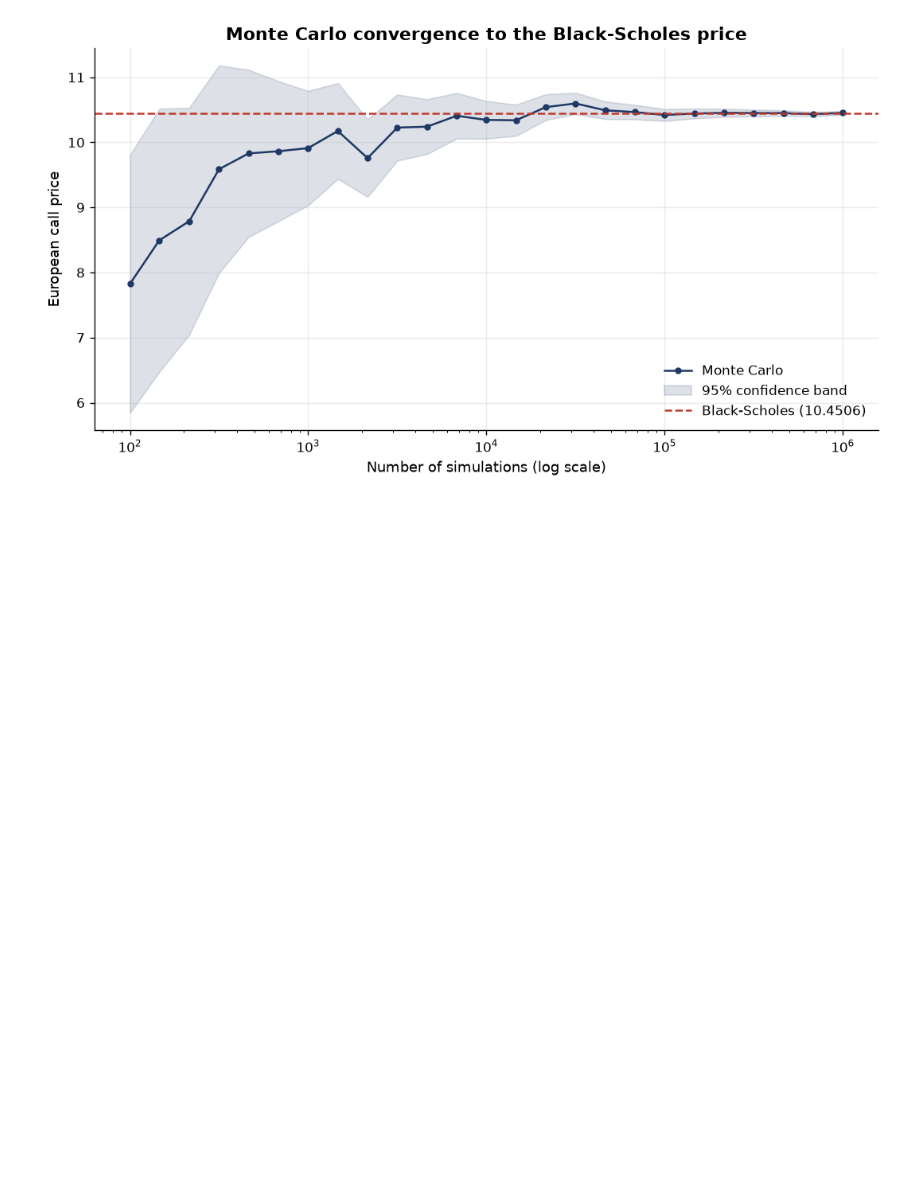
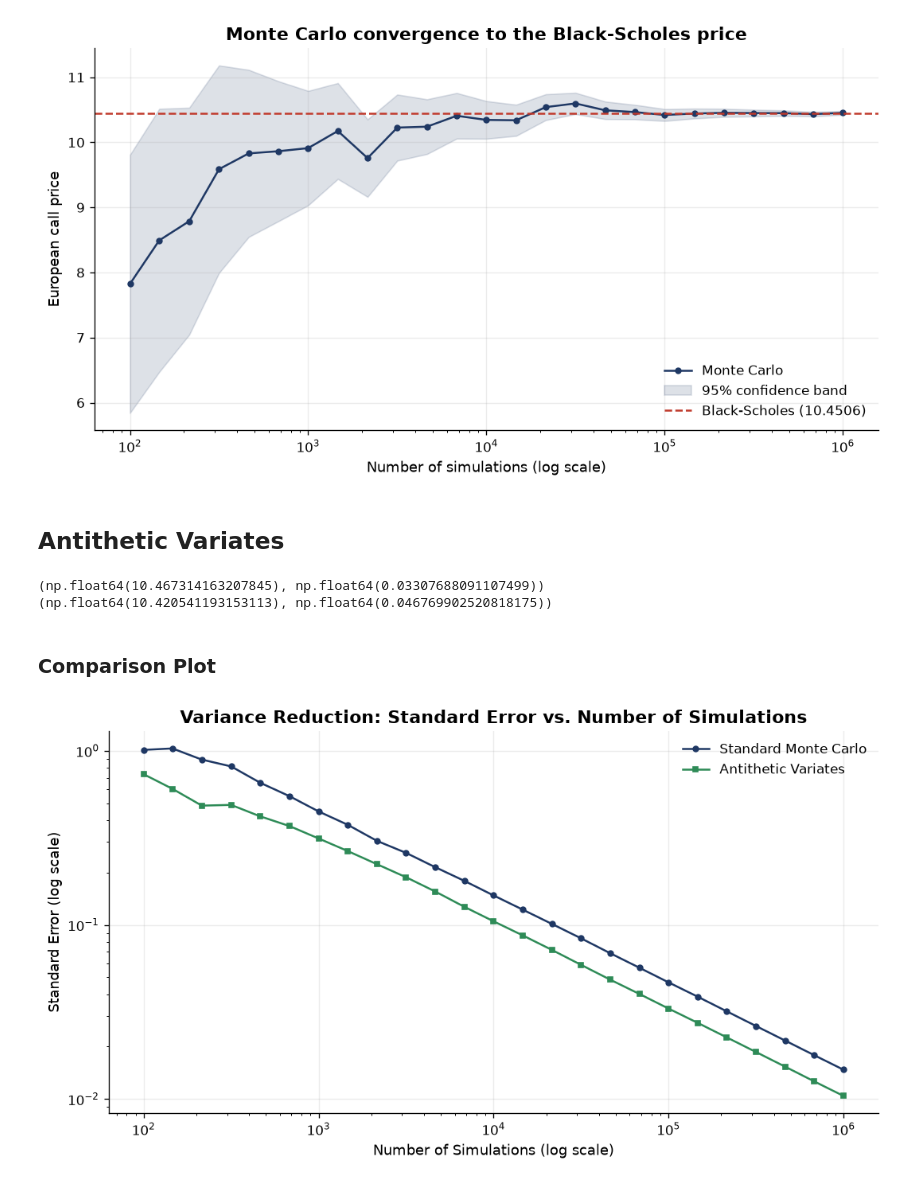
Before and after one commit to rachellliz/Option-pricing-python, a Jupyter notebook: option_pricing.ipynb, the cells around one changed output. Saved outputs shown, nothing was run; the diff lists cells and outputs as text; code cells hidden in the pictures; blank space fills up the shorter version.

Commit message:
Add antithetic variates and variance reduction comparison

```diff
--- a/option_pricing.ipynb
+++ b/option_pricing.ipynb
@@ -136,3 +136,56 @@ fig.savefig("convergence_plot.png", dpi=200)
 plt.show()
 # %% [output]
 [figure]
+# %% [markdown]
+## Antithetic Variates
+# %%
+def mc_call_antithetic(S, K, T, r, sigma, n_sims, seed=42):
+    """Antithetic Monte Carlo price of a European call, plus its standard error."""
+    rng = np.random.default_rng(seed)
+    n_pairs = n_sims // 2
+    Z = rng.standard_normal(n_pairs)
+
+    drift = (r - sigma**2/2) * T
+    vol = sigma * np.sqrt(T)
+
+    S_T_plus  = S * np.exp(drift + vol * Z)
+    S_T_minus = S * np.exp(drift - vol * Z)
+
+    payoff_plus  = np.maximum(S_T_plus - K, 0)
+    payoff_minus = np.maximum(S_T_minus - K, 0)
+
+    pair_avg = 0.5 * (payoff_plus + payoff_minus) * np.exp(-r*T)
+    price = np.mean(pair_avg)
+    se = np.std(pair_avg, ddof=1) / np.sqrt(n_pairs)
+    return price, se
+
+print(mc_call_antithetic(100, 100, 1, 0.05, 0.2, n_sims=100_000))
+print(mc_call_se(100, 100, 1, 0.05, 0.2, n_sims=100_000))   # for comparison
+# %% [output]
+(np.float64(10.467314163207845), np.float64(0.03307688091107499))
+(np.float64(10.420541193153113), np.float64(0.046769902520818175))
+# %% [markdown]
+### Comparison Plot
+# %%
+anti = [mc_call_antithetic(S, K, T, r, sigma, n) for n in n_values]
+anti_se = np.array([se for p, se in anti])
+
+fig, ax = plt.subplots(figsize=(9, 5))
+
+ax.plot(n_values, mc_se, color="#1F3864", linewidth=1.5,
+        marker="o", markersize=4, label="Standard Monte Carlo")
+ax.plot(n_values, anti_se, color="#2E8B57", linewidth=1.5,
+        marker="s", markersize=4, label="Antithetic Variates")
+
+ax.set_xscale("log")
+ax.set_yscale("log")
+ax.set_xlabel("Number of Simulations (log scale)")
+ax.set_ylabel("Standard Error (log scale)")
+ax.set_title("Variance Reduction: Standard Error vs. Number of Simulations")
+ax.legend()
+
+fig.tight_layout()
+fig.savefig("variance_reduction_plot.png", dpi=200)
+plt.show()
+# %% [output]
+[figure, added]
```
Also changed, not shown: parts of 1 cell of this notebook, 1 other file.
